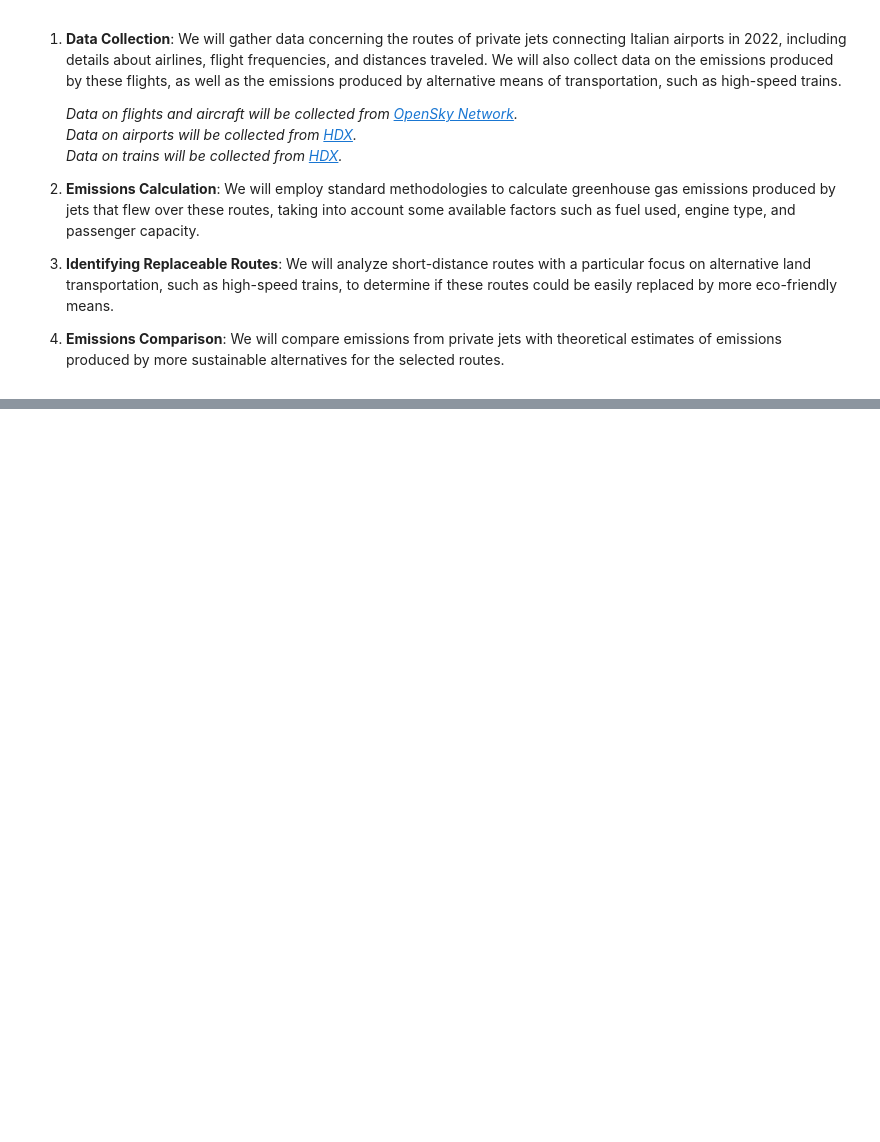
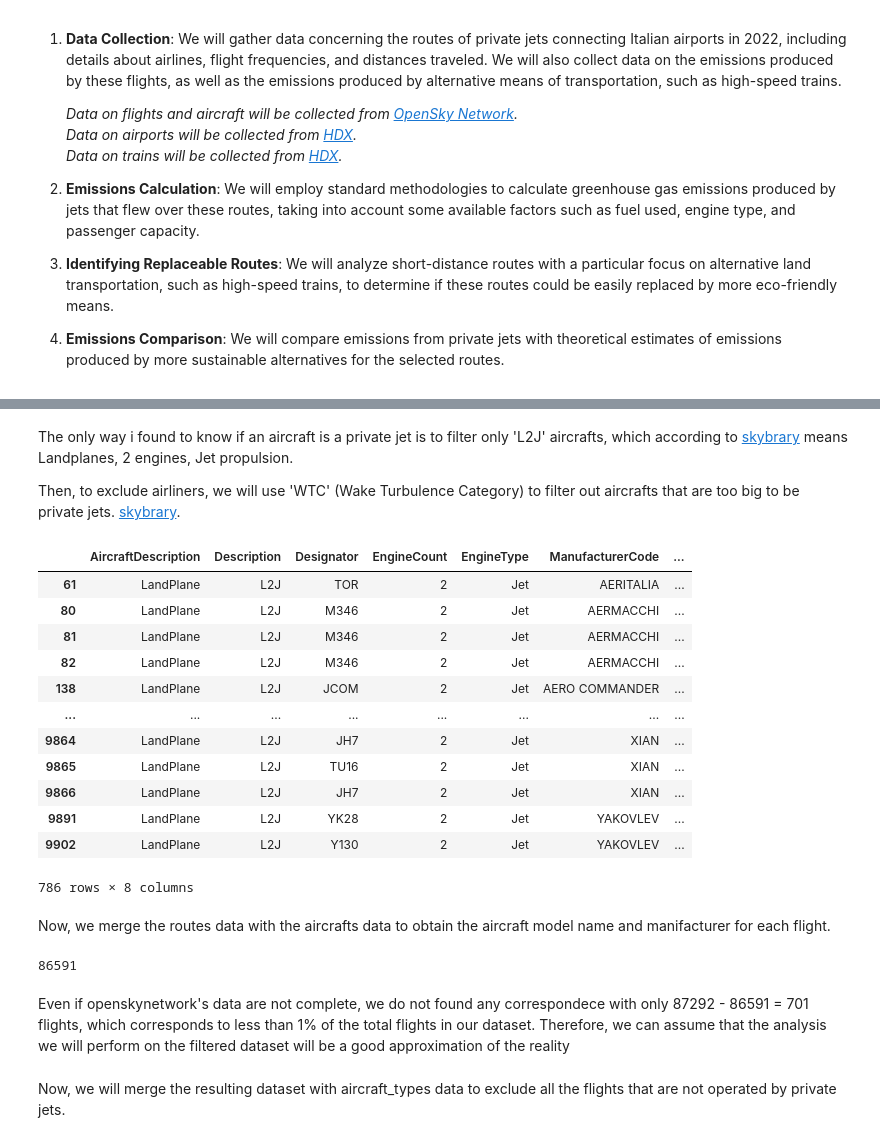
Before and after one commit to LookAtPiomba/AircraftTracker, a Jupyter notebook: project.ipynb, the cells around one changed output, grey strips where cells are left out. Saved outputs shown, nothing was run; the diff lists cells and outputs as text; code cells hidden in the pictures; blank space fills up the shorter version.

```diff
--- a/project.ipynb
+++ b/project.ipynb
@@ -37,0 +183,36 @@ To achieve our goal, we will follow a series of methodological steps:
+# %% [markdown]
+The only way i found to know if an aircraft is a private jet is to filter only 'L2J' aircrafts, which according to [skybrary](https://skybrary.aero/articles/aircraft-description-icao-doc-8643) means Landplanes, 2 engines, Jet propulsion.
+
+Then, to exclude airliners, we will use 'WTC' (Wake Turbulence Category) to filter out aircrafts that are too big to be private jets. [skybrary](https://skybrary.aero/articles/icao-wake-turbulence-category).
+# %%
+aircraft_types = pd.read_csv('data/openskynetwork/doc8643AircraftTypes.csv', header=0, sep=',', skiprows=[1])
+
+#Keep only rows where the 'Description' column is L2J and 'WTC' column is M
+aircraft_types = aircraft_types[(aircraft_types['Description'] == 'L2J') & (aircraft_types['WTC'] == 'M')]
+
+aircraft_types
+# %% [output]
+|  | AircraftDescription | Description | Designator | EngineCount | EngineType | ManufacturerCode | ... |
+| 61 | LandPlane | L2J | TOR | 2 | Jet | AERITALIA | ... |
+| 80 | LandPlane | L2J | M346 | 2 | Jet | AERMACCHI | ... |
+| 81 | LandPlane | L2J | M346 | 2 | Jet | AERMACCHI | ... |
+| 82 | LandPlane | L2J | M346 | 2 | Jet | AERMACCHI | ... |
+| 138 | LandPlane | L2J | JCOM | 2 | Jet | AERO COMMANDER | ... |
+| ... | ... | ... | ... | ... | ... | ... | ... |
+| 9864 | LandPlane | L2J | JH7 | 2 | Jet | XIAN | ... |
+| 9865 | LandPlane | L2J | TU16 | 2 | Jet | XIAN | ... |
+| 9866 | LandPlane | L2J | JH7 | 2 | Jet | XIAN | ... |
+| 9891 | LandPlane | L2J | YK28 | 2 | Jet | YAKOVLEV | ... |
+| 9902 | LandPlane | L2J | Y130 | 2 | Jet | YAKOVLEV | ... |
+786 rows × 8 columns
+# %% [markdown]
+Now, we merge the routes data with the aircrafts data to obtain the aircraft model name and manifacturer for each flight.
+# %%
+# Merge routes_df with aircrafts_df on the 'icao24' column
+routes_df = routes_df.merge(aircrafts_df[['icao24', 'model', 'manufacturername']], on='icao24')
+len(routes_df)
+# %% [output]
+86591
+# %% [markdown]
+Even if openskynetwork's data are not complete, we do not found any correspondece with only 87292 - 86591 = 701 flights, which corresponds to less than 1% of the total flights in our dataset.
+Therefore, we can assume that the analysis we will perform on the filtered dataset will be a good approximation of the reality
@@ -37,0 +221,2 @@ To achieve our goal, we will follow a series of methodological steps:
+# %% [markdown]
+Now, we will merge the resulting dataset with aircraft_types data to exclude all the flights that are not operated by private jets.
```
Also changed, not shown: parts of 25 cells of this notebook.
